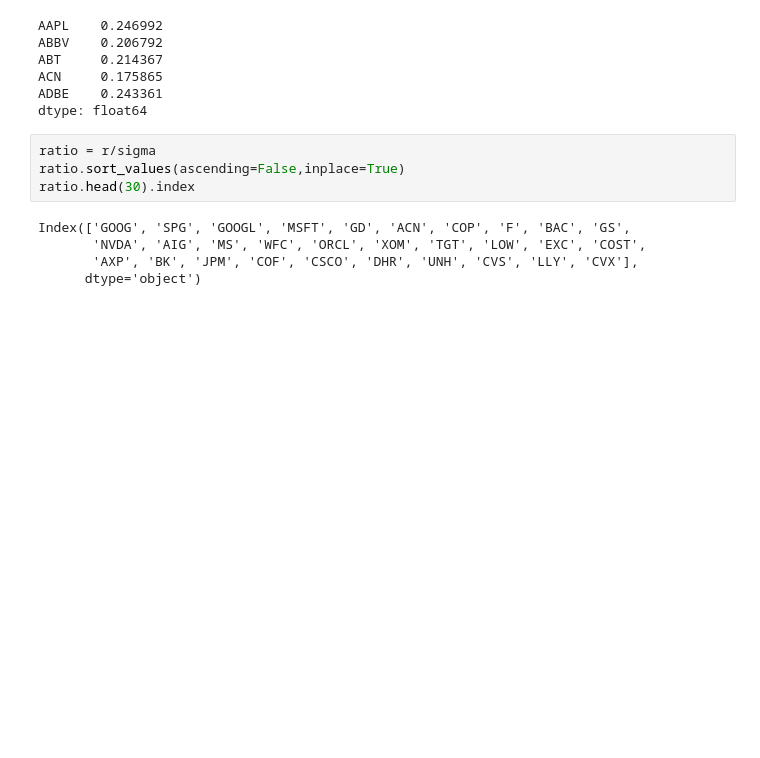
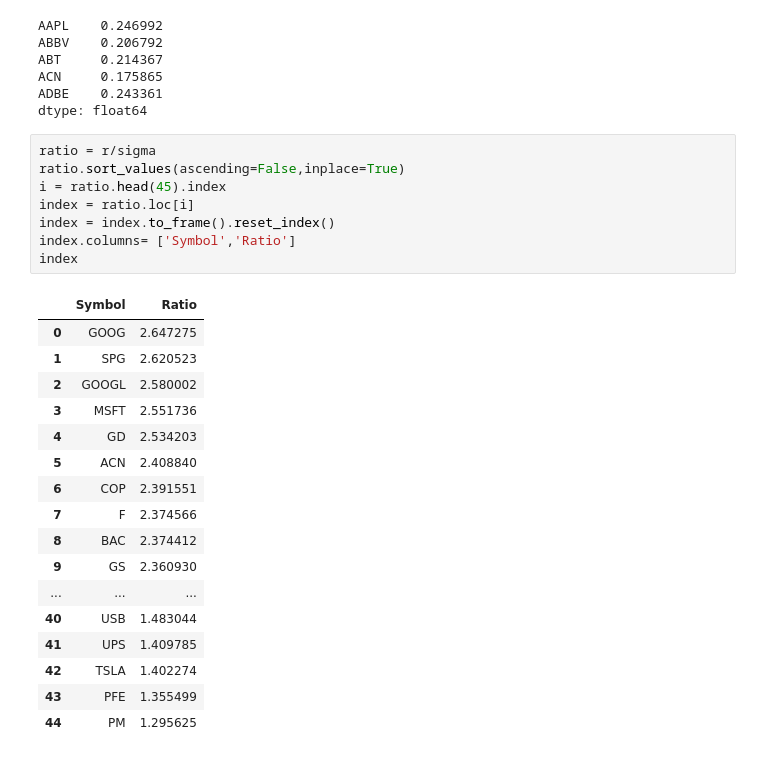
Before and after one commit to TheKompot/FinMatproject, a Jupyter notebook: sap100.ipynb, the cells around one changed output. Drawn from its saved outputs; the diff is of its cells as text; blank space fills up the shorter version.

```diff
--- a/sap100.ipynb
+++ b/sap100.ipynb
@@ -75,9 +76,26 @@ dtype: float64
 # %%
 ratio = r/sigma
 ratio.sort_values(ascending=False,inplace=True)
-ratio.head(30).index
+i = ratio.head(45).index
+index = ratio.loc[i]
+index = index.to_frame().reset_index()
+index.columns= ['Symbol','Ratio']
+index
 # %% [output]
-Index(['GOOG', 'SPG', 'GOOGL', 'MSFT', 'GD', 'ACN', 'COP', 'F', 'BAC', 'GS',
-       'NVDA', 'AIG', 'MS', 'WFC', 'ORCL', 'XOM', 'TGT', 'LOW', 'EXC', 'COST',
-       'AXP', 'BK', 'JPM', 'COF', 'CSCO', 'DHR', 'UNH', 'CVS', 'LLY', 'CVX'],
-      dtype='object')
+|  | Symbol | Ratio |
+| 0 | GOOG | 2.647275 |
+| 1 | SPG | 2.620523 |
+| 2 | GOOGL | 2.580002 |
+| 3 | MSFT | 2.551736 |
+| 4 | GD | 2.534203 |
+| 5 | ACN | 2.408840 |
+| 6 | COP | 2.391551 |
+| 7 | F | 2.374566 |
+| 8 | BAC | 2.374412 |
+| 9 | GS | 2.360930 |
+| ... | ... | ... |
+| 40 | USB | 1.483044 |
+| 41 | UPS | 1.409785 |
+| 42 | TSLA | 1.402274 |
+| 43 | PFE | 1.355499 |
+| 44 | PM | 1.295625 |
```
Also changed, not shown: parts of 3 cells of this notebook.
